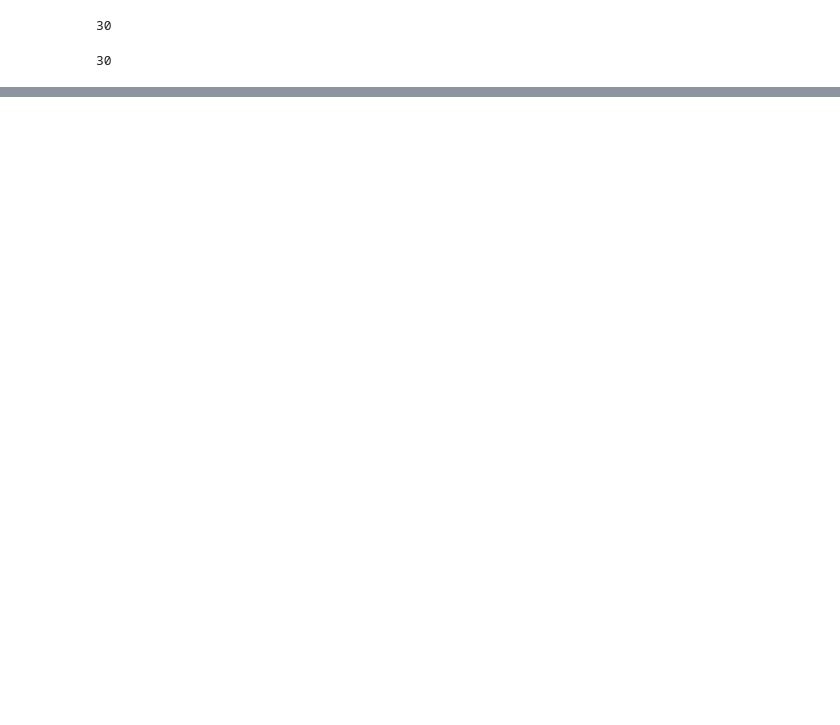
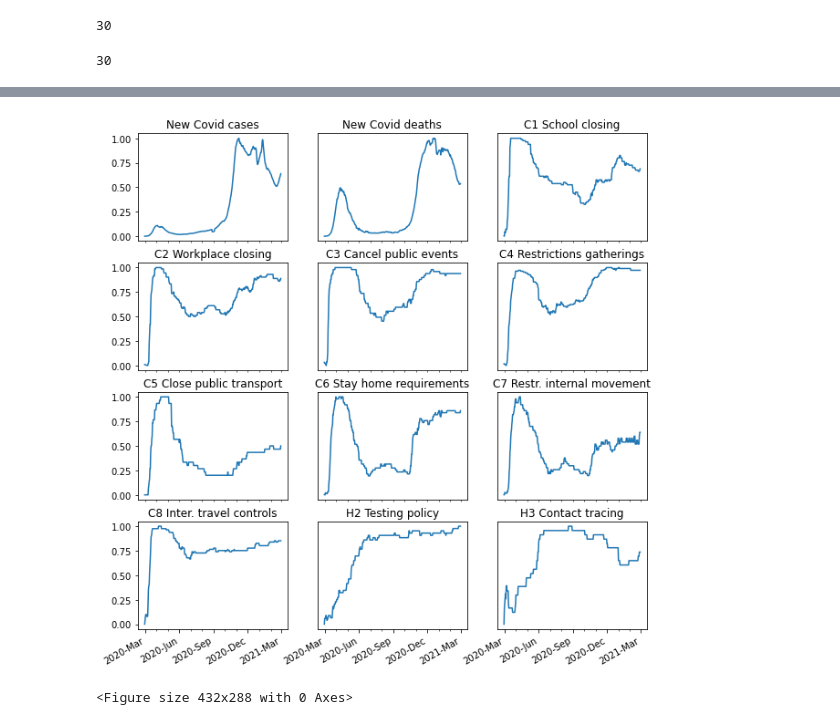
Before and after one commit to NicoGol/Cross-border-Mobility-Responses-to-Covid-19-in-Europe, a Jupyter notebook: misc/Heatmap.ipynb, the cells around one changed output, grey strips where cells are left out. Drawn from its saved outputs; the diff is of its cells as text; code cells hidden in the pictures; blank space fills up the shorter version.

Commit message:
add new plot for the NPIs in Heatmap.ipynb as requested by the reviewer

```diff
--- a/misc/Heatmap.ipynb
+++ b/misc/Heatmap.ipynb
@@ -138,3 +137,26 @@ plt.savefig('../output/NPIs.pdf');
 # %%
 df_owid['new_cases_smoothed_per_million'] = df_owid['new_cases_smoothed_per_million'].transform(lambda x: (x - x.min())/ (x.max() - x.min()))
 df_owid['new_deaths_smoothed_per_million'] = df_owid['new_deaths_smoothed_per_million'].transform(lambda x: (x - x.min())/ (x.max() - x.min()))
+# %%
+import matplotlib.dates as mdates
+from datetime import datetime
+fig, axes = plt.subplots(nrows=4,ncols=3,figsize=(10,10))
+dates = [datetime.fromisoformat(date) for date in df_owid_date.columns]
+for i, name in enumerate(df_owid_date.index):
+    axes[int(i/3),i%3].plot(dates,list(df_owid_date.loc[name,:]))
+    axes[int(i/3),i%3].set_title(labels[i])
+    axes[int(i/3),i%3].xaxis.set_major_locator(mdates.MonthLocator(bymonth=(3,6,9,12)))
+    axes[int(i/3),i%3].xaxis.set_minor_locator(mdates.MonthLocator())
+    axes[int(i/3),i%3].xaxis.set_major_formatter(mdates.DateFormatter('%Y-%b'))
+    # Rotates and right-aligns the x labels so they don't crowd each other.
+    for label in axes[int(i/3),i%3].get_xticklabels(which='major'):
+        label.set(rotation=30, horizontalalignment='right')
+    if i % 3 != 0:
+        axes[int(i/3),i%3].set_yticks([])
+    if i < 9:
+        axes[int(i/3),i%3].set_xticks([])
+plt.show()
+plt.savefig('../output/NPIs_plot.pdf')
+# %% [output]
+[figure, added]
+<Figure size 432x288 with 0 Axes>
```
Also changed, not shown: parts of 3 cells of this notebook, 1 other file.
